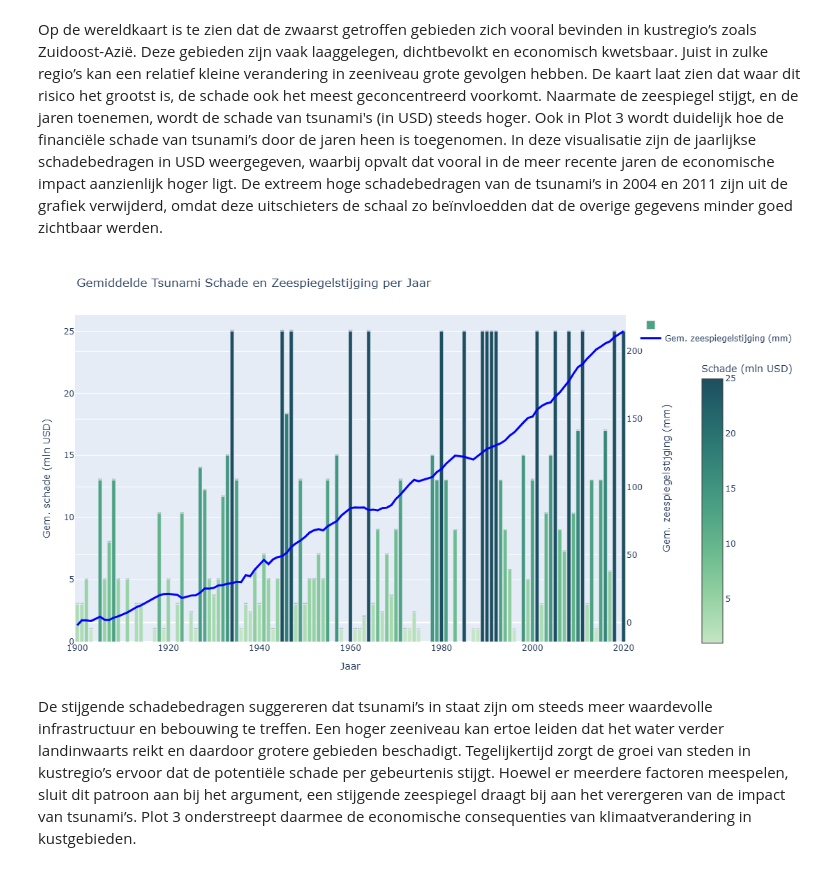
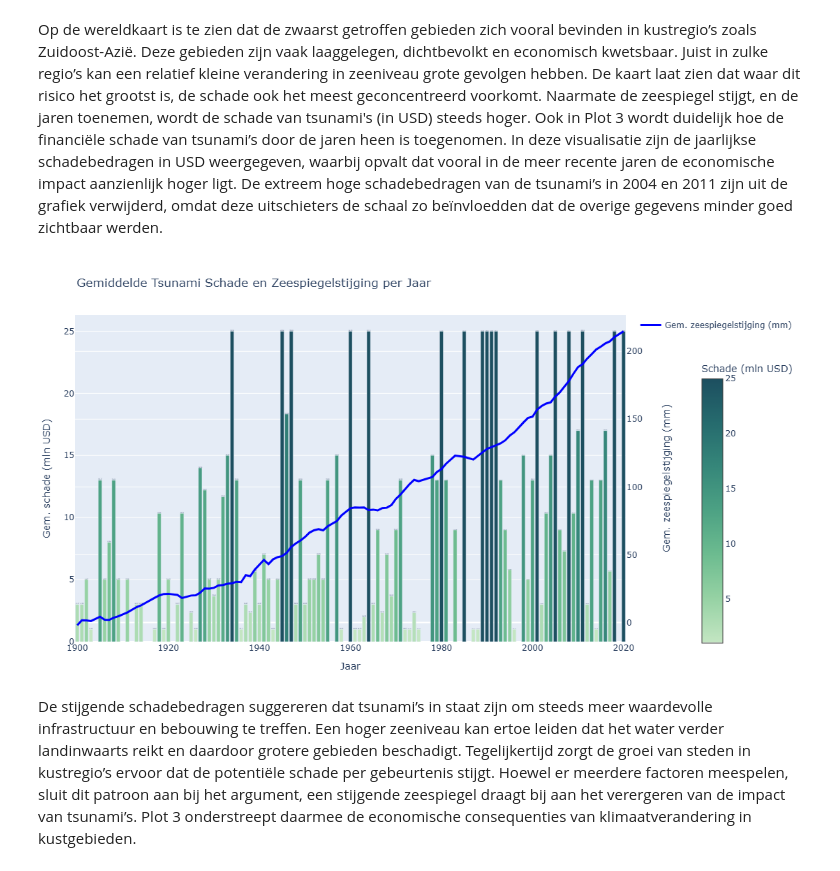
Before and after one commit to roosz/informatievisualisatie, a Jupyter notebook: docs/voorindatasory.ipynb, the cells around one changed output. Cells and saved outputs as stored; diff of their text form; code cells hidden in the pictures.

```diff
--- a/docs/voorindatasory.ipynb
+++ b/docs/voorindatasory.ipynb
@@ -449,6 +449,7 @@ fig.add_trace(go.Bar(
     x=bubble_data['YEAR'],
     y=bubble_data['Estimated_Damage_MillionUSD'],
     name='',
+    showlegend=False,
     marker=dict(
         color=bubble_data['Estimated_Damage_MillionUSD'],
         colorscale='blugrn',
@@ -480,36 +481,36 @@ fig.add_trace(go.Scatter(
     yaxis='y2',
     mode='lines',  # alleen lijn, geen markers
     line=dict(color='blue', width=3),
     hoverinfo='none'  # hover info via bar, dus hier niet nodig
 ))
 
 # Layout met twee y-assen
 fig.update_layout(
     title='Gemiddelde Tsunami Schade en Zeespiegelstijging per Jaar',
     xaxis=dict(title='Jaar'),
     yaxis=dict(
         title='Gem. schade (mln USD)',
         rangemode='tozero'
     ),
 yaxis2=dict(
     title='Gem. zeespiegelstijging (mm)',
     overlaying='y',
     side='right',
     rangemode='tozero',
     title_font=dict(
         size=14,
     ),
     title_standoff=30
 ),
 
     height=600,
-    width=800,
-    margin=dict(l=50, r=80, t=80, b=50)
+    width=775,
+    margin=dict(l=50, r=70, t=80, b=50)
 )
 
 fig.show()
 # %% [output]
-[figure, old version]
+[figure, new version]
 # %% [markdown]
 De stijgende schadebedragen suggereren dat tsunami’s in staat zijn om steeds meer waardevolle infrastructuur en bebouwing te treffen. Een hoger zeeniveau kan ertoe leiden dat het water verder landinwaarts reikt en daardoor grotere gebieden beschadigt. Tegelijkertijd zorgt de groei van steden in kustregio’s ervoor dat de potentiële schade per gebeurtenis stijgt. Hoewel er meerdere factoren meespelen, sluit dit patroon aan bij het argument, een stijgende zeespiegel draagt bij aan het verergeren van de impact van tsunami’s. Plot 3 onderstreept daarmee de economische consequenties van klimaatverandering in kustgebieden.
 # %% [markdown]
```
Also changed, not shown: 6 other files.
